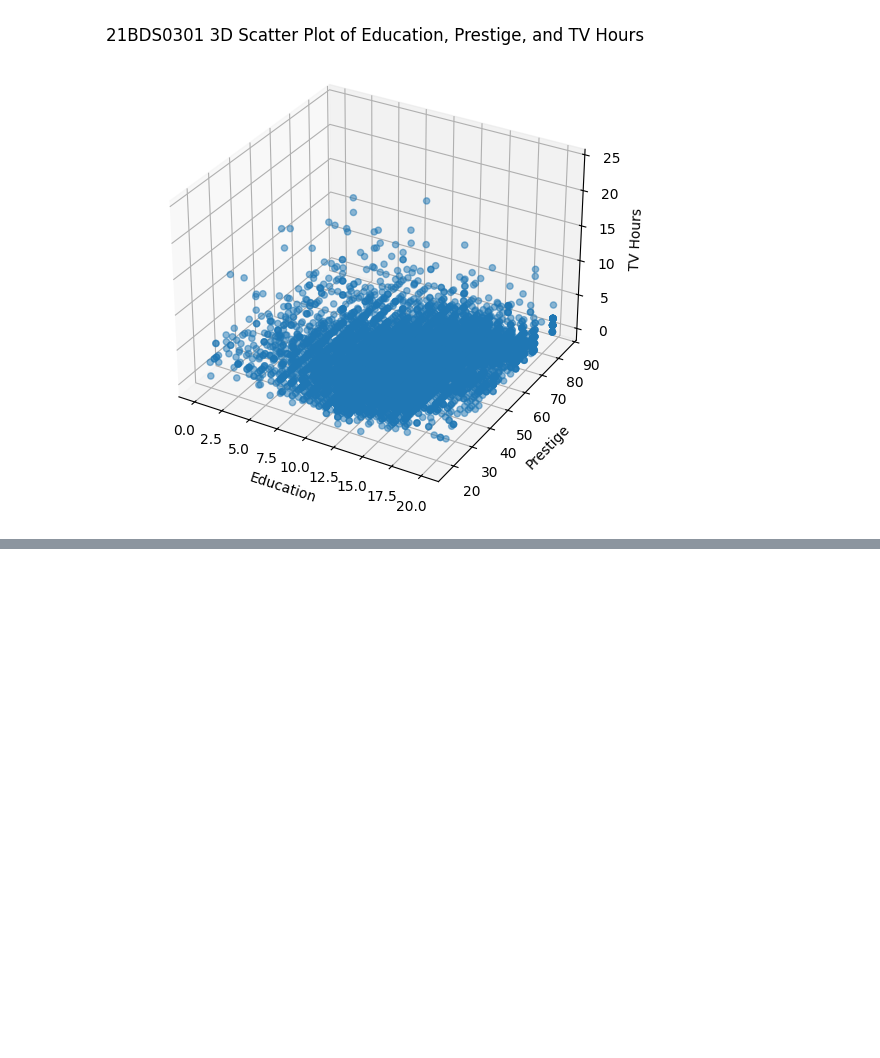
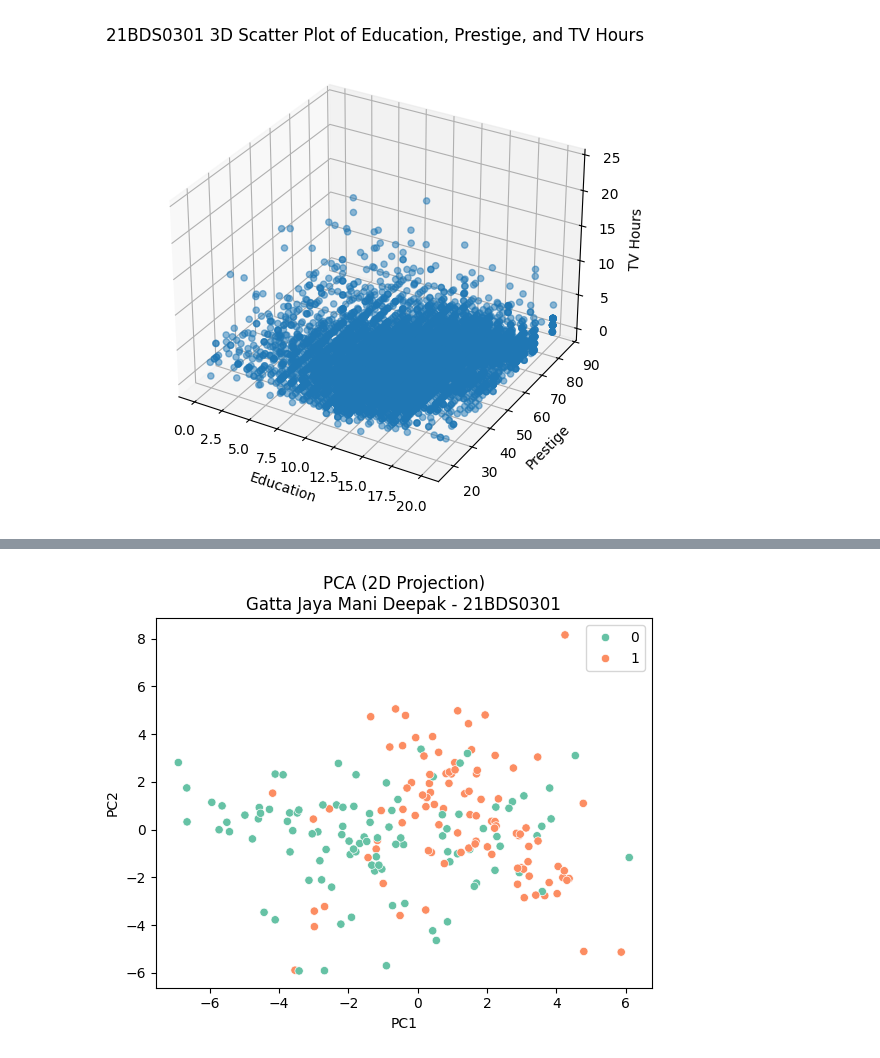
Before and after one commit to gattaDeepak/EDA, a Jupyter notebook: 21BDS0301_EDA.ipynb, the cells around one changed output, grey strips where cells are left out. Saved outputs shown, nothing was run; the diff lists cells and outputs as text; code cells hidden in the pictures; blank space fills up the shorter version.

```diff
--- a/21BDS0301_EDA.ipynb
+++ b/21BDS0301_EDA.ipynb
@@ -175,0 +298,84 @@ plt.show()
+# %%
+import numpy as np
+from sklearn.decomposition import PCA, TruncatedSVD, FactorAnalysis
+from sklearn.manifold import MDS, Isomap
+from sklearn.datasets import make_classification
+import matplotlib.pyplot as plt
+import seaborn as sns
+
+# For SOM
+!pip install minisom
+from minisom import MiniSom
+
+# Generate synthetic high-dimensional data
+X, y = make_classification(n_samples=200, n_features=10, n_informative=5, n_redundant=2, random_state=42)
+
+# --- Principal Component Analysis (PCA) ---
+pca = PCA(n_components=2)
+X_pca = pca.fit_transform(X)
+
+plt.figure()
+sns.scatterplot(x=X_pca[:, 0], y=X_pca[:, 1], hue=y, palette='Set2')
+plt.title("PCA (2D Projection)\nGatta Jaya Mani Deepak - 21BDS0301")
+plt.xlabel("PC1")
+plt.ylabel("PC2")
+plt.show()
+
+# --- Singular Value Decomposition (SVD) ---
+svd = TruncatedSVD(n_components=2)
+X_svd = svd.fit_transform(X)
+
+plt.figure()
+sns.scatterplot(x=X_svd[:, 0], y=X_svd[:, 1], hue=y, palette='cool')
+plt.title("SVD (Truncated) 2D Projection\nGatta Jaya Mani Deepak - 21BDS0301")
+plt.xlabel("Component 1")
+plt.ylabel("Component 2")
+plt.show()
+
+# --- Factor Analysis ---
+fa = FactorAnalysis(n_components=2)
+X_fa = fa.fit_transform(X)
+
+plt.figure()
+sns.scatterplot(x=X_fa[:, 0], y=X_fa[:, 1], hue=y, palette='plasma')
+plt.title("Factor Analysis 2D Projection\nGatta Jaya Mani Deepak - 21BDS0301")
+plt.xlabel("Factor 1")
+plt.ylabel("Factor 2")
+plt.show()
+
+# --- Multidimensional Scaling (MDS) ---
+mds = MDS(n_components=2, random_state=42)
+X_mds = mds.fit_transform(X)
+
+plt.figure()
+sns.scatterplot(x=X_mds[:, 0], y=X_mds[:, 1], hue=y, palette='viridis')
+plt.title("Multidimensional Scaling (MDS)\nGatta Jaya Mani Deepak - 21BDS0301")
+plt.xlabel("Dim 1")
+plt.ylabel("Dim 2")
+plt.show()
+
+# --- Manifold Learning: Isomap ---
+isomap = Isomap(n_components=2)
+X_iso = isomap.fit_transform(X)
+
+plt.figure()
+sns.scatterplot(x=X_iso[:, 0], y=X_iso[:, 1], hue=y, palette='Spectral')
+plt.title("Isomap (Manifold Learning)\nGatta Jaya Mani Deepak - 21BDS0301")
+plt.xlabel("Dim 1")
+plt.ylabel("Dim 2")
+plt.show()
+
+# --- Self-Organizing Maps (SOM) ---
+som = MiniSom(x=10, y=10, input_len=X.shape[1], sigma=0.5, learning_rate=0.5, random_seed=42)
+som.train(X, 100)
+
+# Map to 2D grid
+mapped = np.array([som.winner(xi) for xi in X])
+plt.figure()
+plt.scatter(mapped[:, 0], mapped[:, 1], c=y, cmap='tab10')
+plt.title("Self-Organizing Map (SOM)\nGatta Jaya Mani Deepak - 21BDS0301")
+plt.xlabel("SOM X")
+plt.ylabel("SOM Y")
+plt.colorbar()
+plt.show()
+# %% [output]
@@ -175,0 +392 @@ plt.show()
+[figure, added]
```
Also changed, not shown: parts of 16 cells of this notebook.
